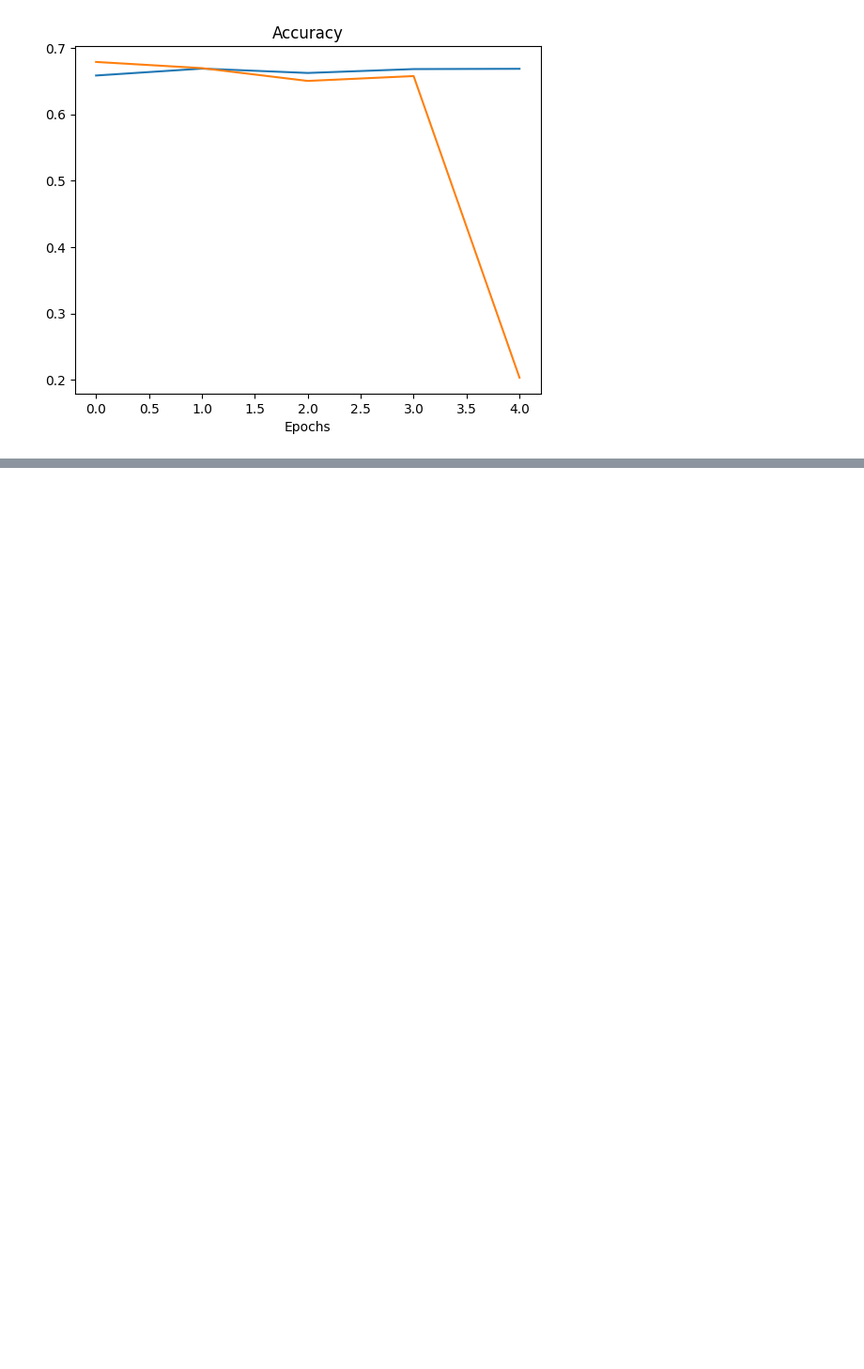
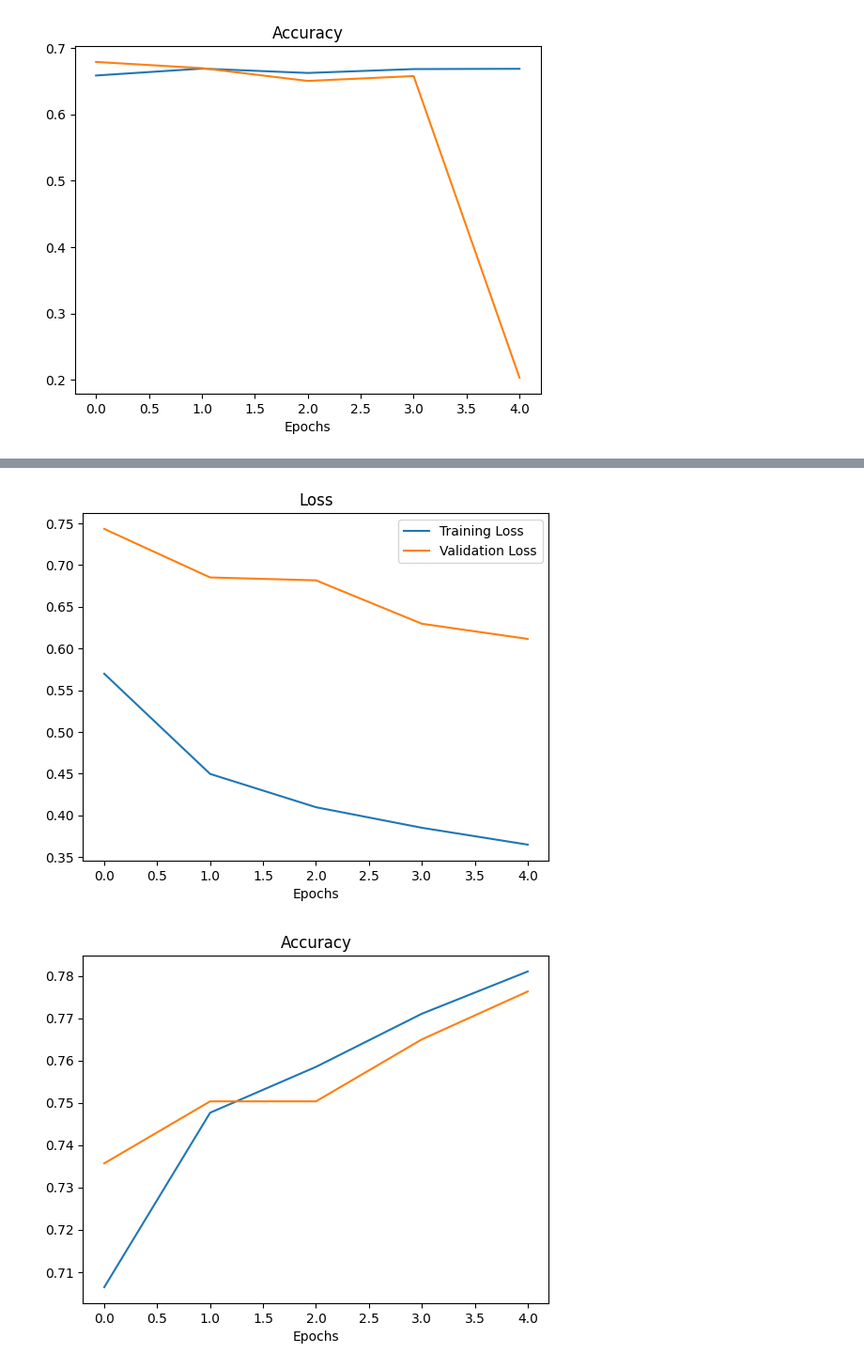
Before and after one commit to vaibhav709/Skin-Cancer-Detection, a Jupyter notebook: train.ipynb, the cells around one changed output, grey strips where cells are left out. Shown at 94% size. Saved outputs shown, nothing was run; the diff lists cells and outputs as text; code cells hidden in the pictures; blank space fills up the shorter version.

Commit message:
model4 : Transfer Learning and Fine Tuning

```diff
--- a/train.ipynb
+++ b/train.ipynb
@@ -444,0 +446,16 @@ plot_loss_curves(history_improving_model_3)
+# %%
+import tensorflow as tf
+
+base_model = tf.keras.applications.efficientnet_v2.EfficientNetV2B0(include_top=False)
+
+base_model.trainable = False
+
+inputs = tf.keras.layers.Input(shape=(IMG_SIZE[0], IMG_SIZE[1], 3), name='input_layer')
+
+x = base_model(inputs)
+
+x = tf.keras.layers.GlobalAveragePooling2D(name='global_average_pooling_layer')(x)
+
+outputs = tf.keras.layers.Dense(7, activation='softmax', name='output_layer')(x)
+
+model_4 = tf.keras.Model(inputs=inputs, outputs=outputs)
@@ -444,0 +481,6 @@ plot_loss_curves(history_improving_model_3)
+# %%
+model_4.compile(
+    loss=tf.keras.losses.SparseCategoricalCrossentropy(),
+    optimizer=tf.keras.optimizers.Adam(),
+    metrics=['accuracy']
+)
@@ -444,0 +497,7 @@ plot_loss_curves(history_improving_model_3)
+# %%
+history_transfer_learning_model_4 = model_4.fit(
+    train_data,
+    validation_data=val_data,
+    epochs=5,
+    class_weight=class_weight
+)
@@ -444,0 +533,6 @@ plot_loss_curves(history_improving_model_3)
+# %%
+from new_helper_functions import plot_loss_curves
+plot_loss_curves(history_transfer_learning_model_4)
+# %% [output]
+[figure, added]
+[figure, added]
```
Also changed, not shown: parts of 32 cells of this notebook.
